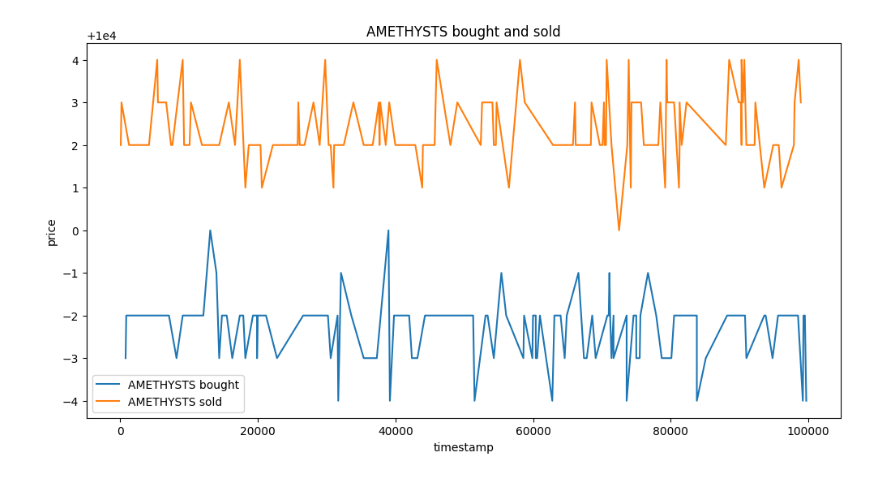
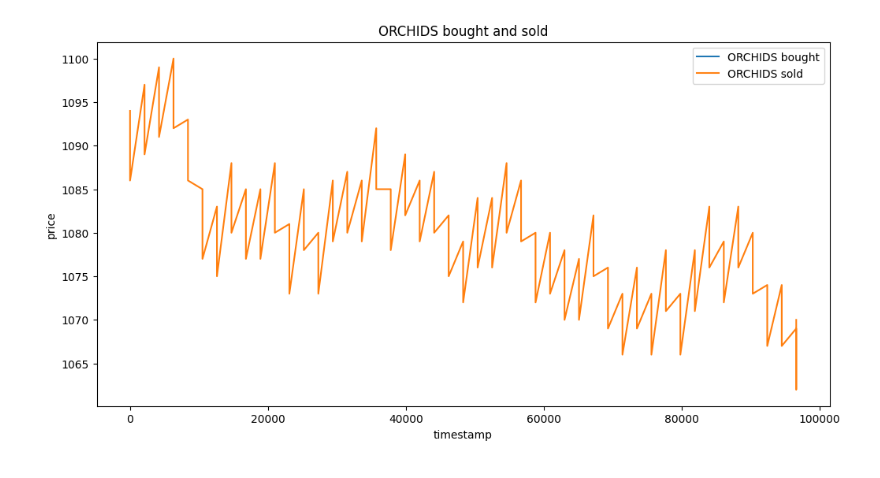
Before and after one commit to johannesfuest/prosperity-2, a Jupyter notebook: analysis/trades_analysis.ipynb, the cells around one changed output. Cells and saved outputs as stored; diff of their text form; code cells hidden in the pictures.

```diff
--- a/analysis/trades_analysis.ipynb
+++ b/analysis/trades_analysis.ipynb
@@ -4,6 +4,10 @@ import matplotlib.pyplot as plt
 import numpy as np
 import seaborn as sns
 import os
+# %%
+PRODUCT = "STARFRUIT"
+PRODUCT = "AMETHYSTS"
+PRODUCT = "ORCHIDS"
 # %%
 # read json file as pandas dataframe
 trades = pd.read_json("../data/trades.json")
@@ -17,21 +18,15 @@ rounds_starfruit = rounds[rounds["product"] == "STARFRUIT"]
 # %%
 # add position column to trades
-amethysts = trades[trades['symbol'] == 'AMETHYSTS']
-amethysts['position'] = amethysts.apply(lambda row: row['quantity'] if row['buyer'] == 'SUBMISSION' else -row['quantity'] if row['seller'] == 'SUBMISSION' else 0, axis=1)
-amethysts['position'] = amethysts['position'].cumsum()
-starfruit = trades[trades['symbol'] == 'STARFRUIT']
-starfruit['position'] = starfruit.apply(lambda row: row['quantity'] if row['buyer'] == 'SUBMISSION' else -row['quantity'] if row['seller'] == 'SUBMISSION' else 0, axis=1)
-starfruit['position'] = starfruit['position'].cumsum()
+product_df = trades[trades['symbol'] == PRODUCT].copy()
+product_df['position'] = product_df.apply(lambda row: row['quantity'] if row['buyer'] == 'SUBMISSION' else -row['quantity'] if row['seller'] == 'SUBMISSION' else 0, axis=1).copy()
+product_df['position'] = product_df['position'].cumsum()
 
 # divide trades into bought and sold
-sold_AMETHYSTS = amethysts[amethysts['seller'] == 'SUBMISSION']
-bought_AMETHYSTS = amethysts[amethysts['buyer'] == 'SUBMISSION']
-sold_STARFRUIT = starfruit[starfruit['seller'] == 'SUBMISSION']
-bought_STARFRUIT = starfruit[starfruit['buyer'] == 'SUBMISSION']
+sold_product = product_df[product_df['seller'] == 'SUBMISSION']
+bought_product = product_df[product_df['buyer'] == 'SUBMISSION']
 
 # get trade volume for each day
 iterations = (trades.index.max() - trades.index.min()) // 100
-amethysts_volume = amethysts["quantity"].sum() / iterations
-starfruit_volume = starfruit["quantity"].sum() / iterations
+product_volume = product_df["quantity"].sum() / iterations
 # %%
 print(f"Trading Iterations: {iterations}")
@@ -89,12 +57,12 @@ Total Profit: 3081.5
 # %%
 # draw a plot of the price by timestamp for amethysts bought and sold
 plt.figure(figsize=(12, 6))
-plt.plot(bought_AMETHYSTS.index, bought_AMETHYSTS['price'], label='AMETHYSTS bought')
-plt.plot(sold_AMETHYSTS.index, sold_AMETHYSTS['price'], label='AMETHYSTS sold')
+plt.plot(bought_product.index, bought_product['price'], label=f'{PRODUCT} bought')
+plt.plot(sold_product.index, sold_product['price'], label=f'{PRODUCT} sold')
 plt.legend()
-plt.title('AMETHYSTS bought and sold')
+plt.title(f'{PRODUCT} bought and sold')
 plt.xlabel('timestamp')
 plt.ylabel('price')
 plt.show()
 # %% [output]
-[figure, old version]
+[figure, new version]
```
Also changed, not shown: parts of 11 cells of this notebook.
